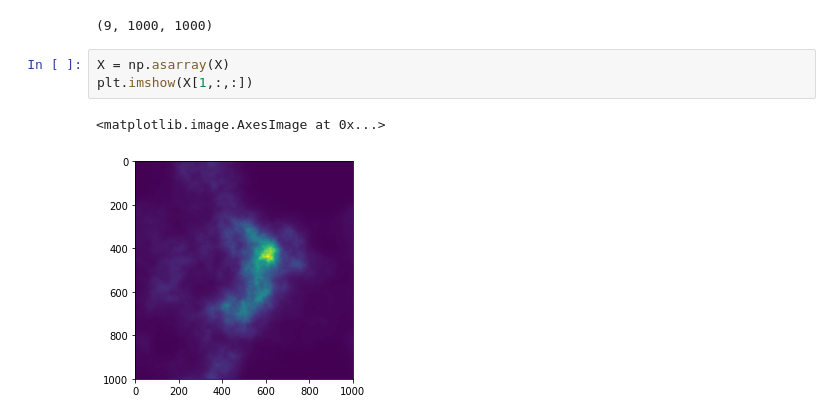
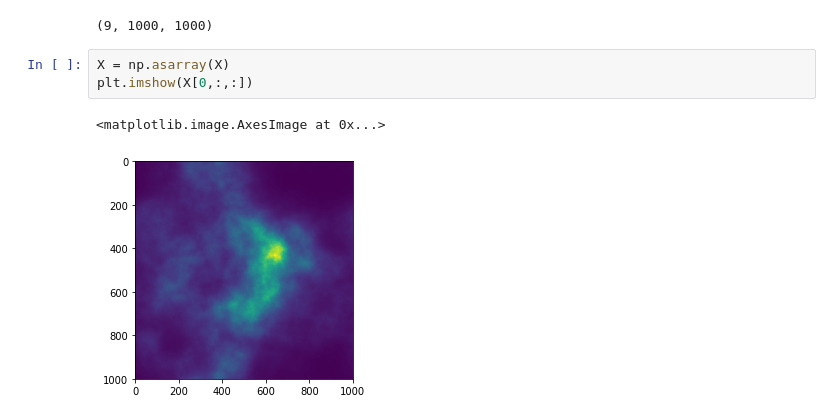
Before and after one commit to MBates92/Scripts, a Jupyter notebook: 2DSpectralSynthesis.ipynb, the cells around one changed output. Cells and saved outputs as stored; diff of their text form.

```diff
--- a/2DSpectralSynthesis.ipynb
+++ b/2DSpectralSynthesis.ipynb
@@ -20,10 +20,10 @@ print(np.asarray(X).shape)
 (9, 1000, 1000)
 # %%
 X = np.asarray(X)
-plt.imshow(X[1,:,:])
+plt.imshow(X[0,:,:])
 # %% [output]
 <matplotlib.image.AxesImage at 0x...>
-[figure, old version]
+[figure, new version]
 # %%
 fig = plt.figure(figsize=(1080/144, 1080/144), dpi=144)
 ax = [fig.add_subplot(3,3,i+1) for i in range(9)]
```
Also changed, not shown: parts of 12 cells of this notebook, 4 other files.
